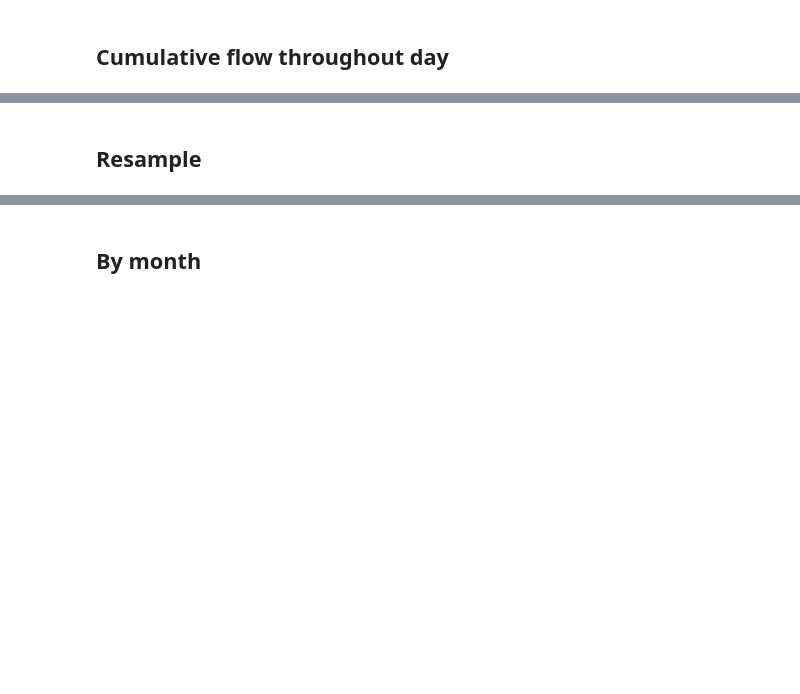
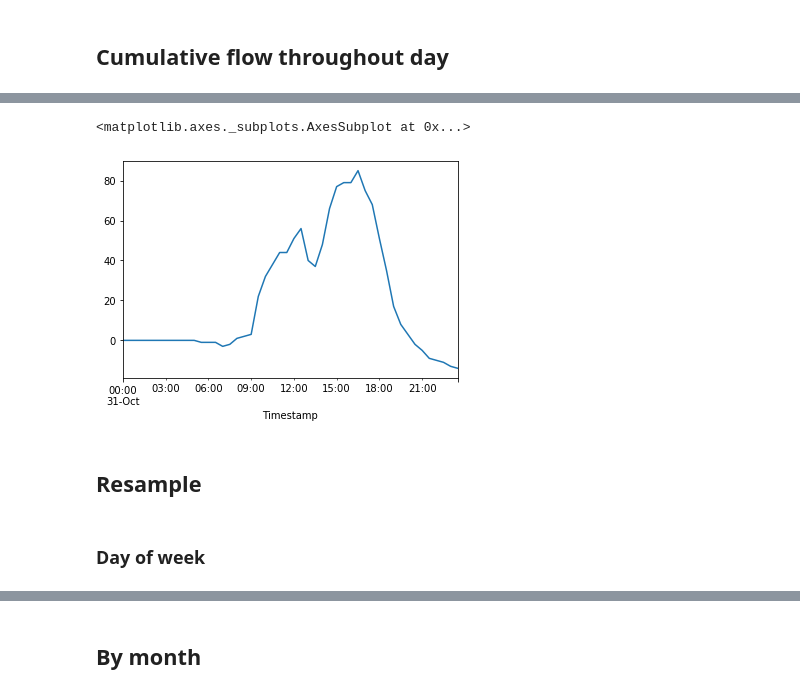
Before and after one commit to yatradhruv/pandas-viz-demo, a Jupyter notebook: Visualization_Demo.ipynb, the cells around one changed output, grey strips where cells are left out. Saved outputs shown, nothing was run; the diff lists cells and outputs as text; code cells hidden in the pictures; blank space fills up the shorter version.

```diff
--- a/Visualization_Demo.ipynb
+++ b/Visualization_Demo.ipynb
@@ -54,8 +91,10 @@ def pivot_data(df):
 
     df_pivot = df_pivot.reset_index()
 
-    df_pivot['Date'] = df_pivot['Timestamp'].dt.date
+    df_pivot['Date'] = df_pivot['Timestamp'].dt.date.astype('datetime64')
     df_pivot['Time'] = df_pivot['Timestamp'].dt.time
+    df_pivot['Month'] = df_pivot['Date'].dt.month
+    df_pivot['Day'] = df_pivot['Date'].dt.dayofweek
 
     df_pivot = df_pivot.set_index('Timestamp')
 
@@ -66,11 +113,24 @@ df_pivot.head()
 # %% [markdown]
 ## Cumulative flow throughout day
-# %%
-
-def daily_cumulative(df_pivot):
-
-    return (df_pivot
-      .groupby('Date')
-      .cumsum())
-
-(daily_cumulative(df_pivot)).head()
+# %%
+def daily_cumulative(df_pivot):
+
+    cumulative = (df_pivot
+      .groupby('Date')
+      .agg({
+          'In':'cumsum',
+          'Out':'cumsum',
+          'Net':'cumsum'
+      }))
+
+    cumulative.columns = ['In_cumulative', 'Out_cumulative', 'Net_cumulative']
+    return cumulative
+
+cumulative = daily_cumulative(df_pivot)
+
+def cumulative_features(df):
+    cumulative = daily_cumulative(df)
+    return df.join(cumulative)
+# %%
+joined = cumulative_features(df_pivot)
+joined
@@ -77,7 +152,10 @@ def daily_cumulative(df_pivot):
 # %%
-(daily_cumulative(df_pivot)
-  .loc['2005-07-28', 'In']
+(joined
+  .loc['2005-10-31', 'Net_cumulative']
   .plot())
+# %% [output]
+<matplotlib.axes._subplots.AxesSubplot at 0x...>
+[figure, added]
 # %% [markdown]
 ## Resample
 # %%
@@ -111,3 +189,5 @@ def hourly_with_confidence_bars():
                     alpha=0.3)
 
 hourly_with_confidence_bars()
+# %% [markdown]
+### Day of week
```
Also changed, not shown: parts of 22 cells of this notebook.
